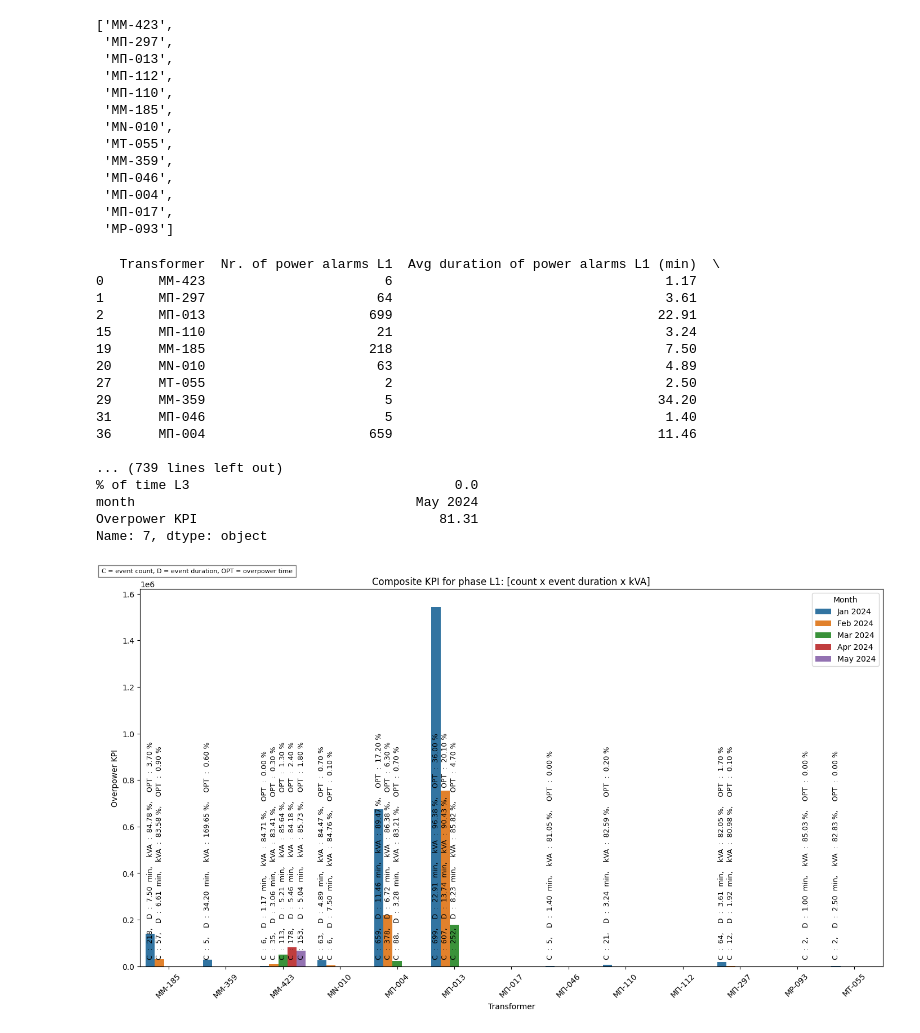
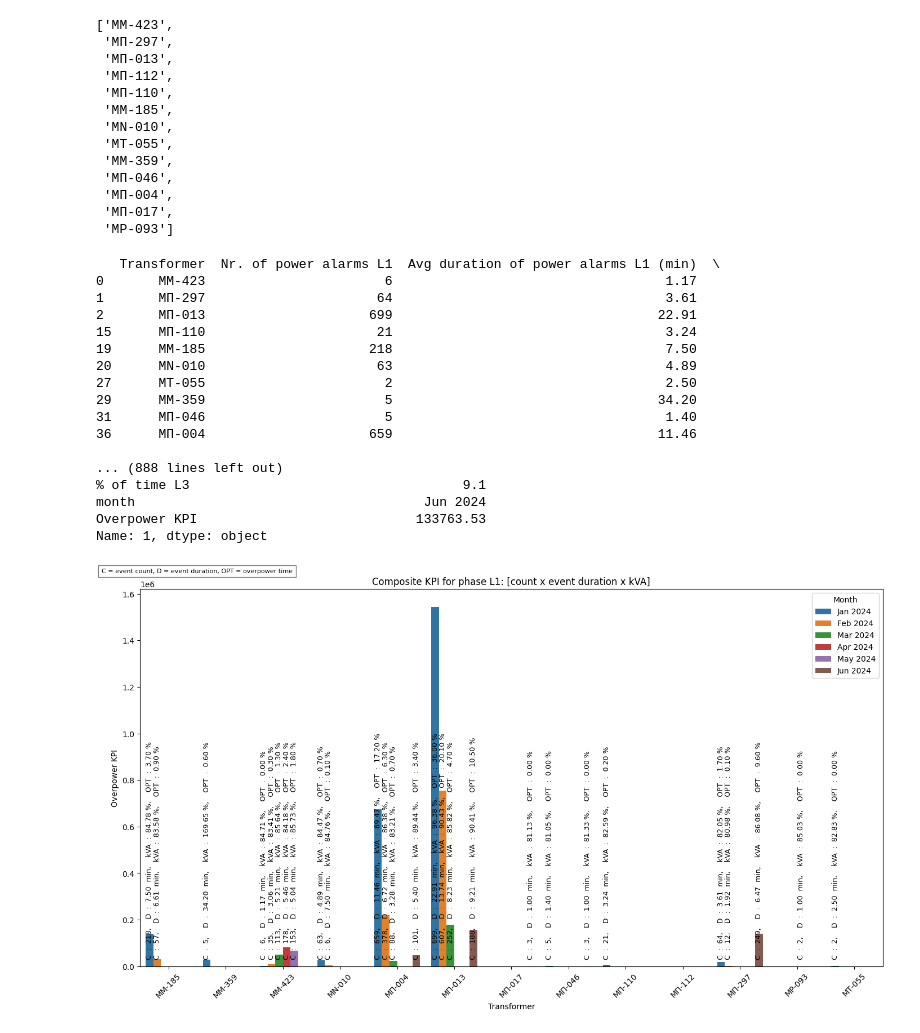
Before and after one commit to AimiliaPapagiannaki/thingsboard, a Jupyter notebook: mi6/HEDNOKPIs/convolutedKPIs/plotKPIs_perphase.ipynb, the cells around one changed output. Saved outputs shown, nothing was run; the diff lists cells and outputs as text; code cells hidden in the pictures.

```diff
--- a/mi6/HEDNOKPIs/convolutedKPIs/plotKPIs_perphase.ipynb
+++ b/mi6/HEDNOKPIs/convolutedKPIs/plotKPIs_perphase.ipynb
@@ -10,7 +10,7 @@ import seaborn as sns
 # Find common transformers along 3 phases
 
 df = pd.DataFrame([])
-for name in ['Jan','Feb','Mar','Apr','May']:
+for name in ['Jan','Feb','Mar','Apr','May','Jun']:
     tmp = pd.read_excel('HEDNO_overpwr_'+name+'_2024.xlsx', engine='openpyxl')
     tmp = tmp.loc[(tmp['Nr. of power alarms L1']+ tmp['Nr. of power alarms L2'] + tmp['Nr. of power alarms L3'])>0]
     df = pd.concat([df,tmp])
@@ -78,14 +78,14 @@ def plotfig(df, ph):
     plt.savefig('PowerKPI_phase'+ph+'.png', dpi=300)
     # plt.show()
 
-custom_dict = {'Jan 2024':0,'Feb 2024':1, 'Mar 2024':2, 'Apr 2024':3, 'May 2024':4}
+custom_dict = {'Jan 2024':0,'Feb 2024':1, 'Mar 2024':2, 'Apr 2024':3, 'May 2024':4,'Jun 2024':5}
 set1 = set(common_transformers)
-months = ['Jan 2024', 'Feb 2024', 'Mar 2024', 'Apr 2024', 'May 2024']  # Replace with your actual list of months
+months = ['Jan 2024', 'Feb 2024', 'Mar 2024', 'Apr 2024', 'May 2024','Jun 2024']  # Replace with your actual list of months
 for ph in ['L1', 'L2', 'L3']:
     df = pd.DataFrame([])
 
 
-    for name in ['Jan', 'Feb', 'Mar', 'Apr', 'May']:
+    for name in ['Jan', 'Feb', 'Mar', 'Apr', 'May','Jun']:
         tmp = pd.read_excel('HEDNO_overpwr_' + name + '_2024.xlsx', engine='openpyxl')
         tmp = tmp.loc[tmp['Nr. of power alarms ' + ph] > 0]
         summary = tmp.copy()
@@ -114,36 +114,36 @@ for ph in ['L1', 'L2', 'L3']:
         summary = pd.concat([summary,common_df])
 
         df = pd.concat([df, summary])
 
 
     # print(df)
     df['Overpower KPI'] = df['Nr. of power alarms ' + ph] * df['Avg % of exceeding threshold ' + ph] * df['Avg duration of power alarms ' + ph + ' (min)']
     df = df.round({'Overpower KPI': 2})
 
     # Map the custom order to the second column
     df['custom'] = df['month'].map(custom_dict)
     # Sort the DataFrame by the first column ascending and the custom order of the second column
     df = df.sort_values(by=['custom','Transformer'])
     # Drop the auxiliary column used for sorting
     df = df.drop(columns=['custom'])
     # df.to_excel('phase'+ph+'.xlsx', index=False)
     plotfig(df, ph)
 # %% [output]
    Transformer  Nr. of power alarms L1  Avg duration of power alarms L1 (min)  \
 0       ΜΜ-423                       6                                   1.17
 1       ΜΠ-297                      64                                   3.61
 2       ΜΠ-013                     699                                  22.91
 15      ΜΠ-110                      21                                   3.24
 19      MM-185                     218                                   7.50
 20      ΜΝ-010                      63                                   4.89
 27      ΜΤ-055                       2                                   2.50
 29      MM-359                       5                                  34.20
 31      ΜΠ-046                       5                                   1.40
 36      ΜΠ-004                     659                                  11.46
 
-... (739 lines left out)
-% of time L3                                  0.0
-month                                    May 2024
-Overpower KPI                               81.31
-Name: 7, dtype: object
+... (888 lines left out)
+% of time L3                                   9.1
+month                                     Jun 2024
+Overpower KPI                            133763.53
+Name: 1, dtype: object
-[figure, old version]
+[figure, new version]
```
Also changed, not shown: parts of 2 cells of this notebook, 4 other files.
